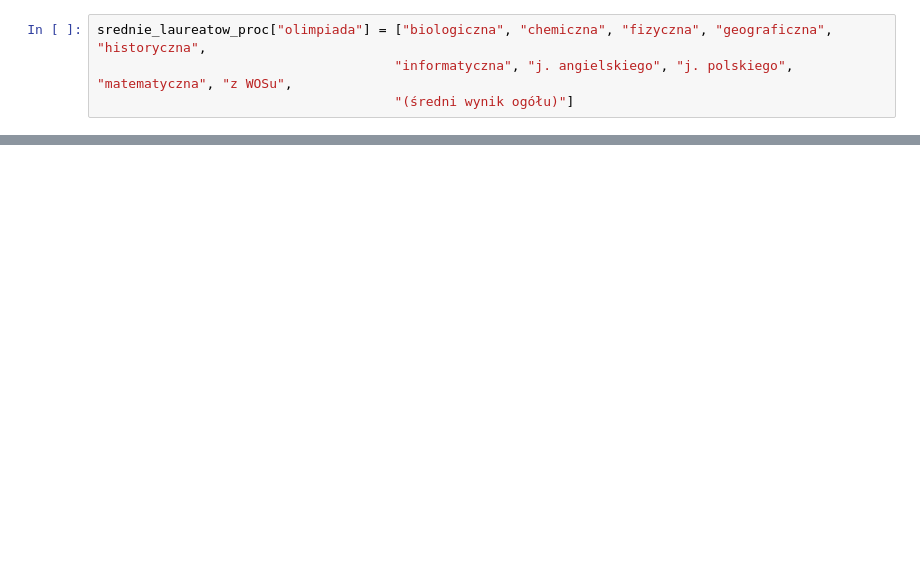
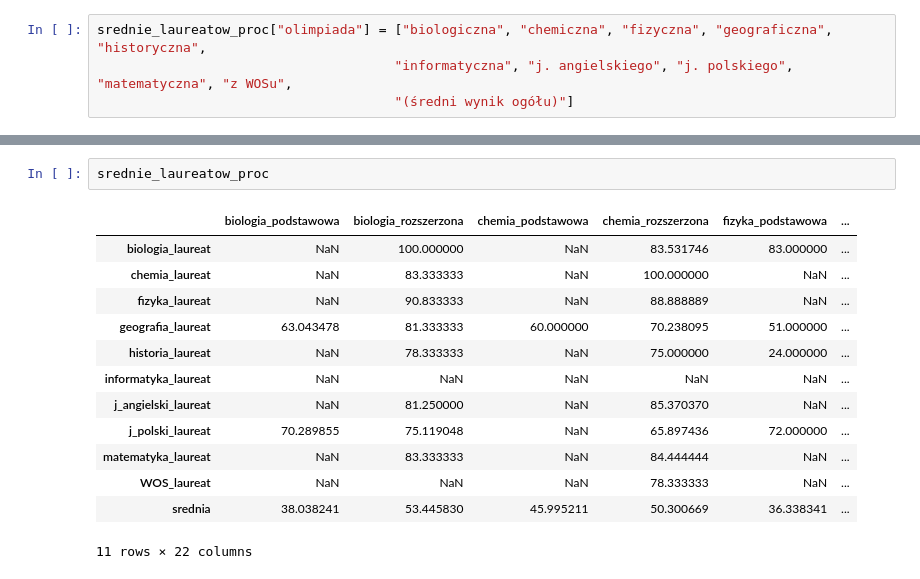
Before and after one commit to stared/delab-matury, a Jupyter notebook: eksploracje/laureaci.ipynb, the cells around one changed output, grey strips where cells are left out. Cells and saved outputs as stored; diff of their text form; blank space fills up the shorter version.

```diff
--- a/eksploracje/laureaci.ipynb
+++ b/eksploracje/laureaci.ipynb
@@ -187,4 +191,20 @@ srednia                        srednia
 Name: olimpiada, dtype: object
+# %%
+srednie_laureatow_proc
+# %% [output]
+|  | biologia_podstawowa | biologia_rozszerzona | chemia_podstawowa | chemia_rozszerzona | fizyka_podstawowa | ... |
+| biologia_laureat | NaN | 100.000000 | NaN | 83.531746 | 83.000000 | ... |
+| chemia_laureat | NaN | 83.333333 | NaN | 100.000000 | NaN | ... |
+| fizyka_laureat | NaN | 90.833333 | NaN | 88.888889 | NaN | ... |
+| geografia_laureat | 63.043478 | 81.333333 | 60.000000 | 70.238095 | 51.000000 | ... |
+| historia_laureat | NaN | 78.333333 | NaN | 75.000000 | 24.000000 | ... |
+| informatyka_laureat | NaN | NaN | NaN | NaN | NaN | ... |
+| j_angielski_laureat | NaN | 81.250000 | NaN | 85.370370 | NaN | ... |
+| j_polski_laureat | 70.289855 | 75.119048 | NaN | 65.897436 | 72.000000 | ... |
+| matematyka_laureat | NaN | 83.333333 | NaN | 84.444444 | NaN | ... |
+| WOS_laureat | NaN | NaN | NaN | 78.333333 | NaN | ... |
+| srednia | 38.038241 | 53.445830 | 45.995211 | 50.300669 | 36.338341 | ... |
+11 rows × 22 columns
 # %%
 %%R -i srednie_laureatow_proc -w 600
 library(dplyr)
```
Also changed, not shown: parts of 10 cells of this notebook, 1 other file.
